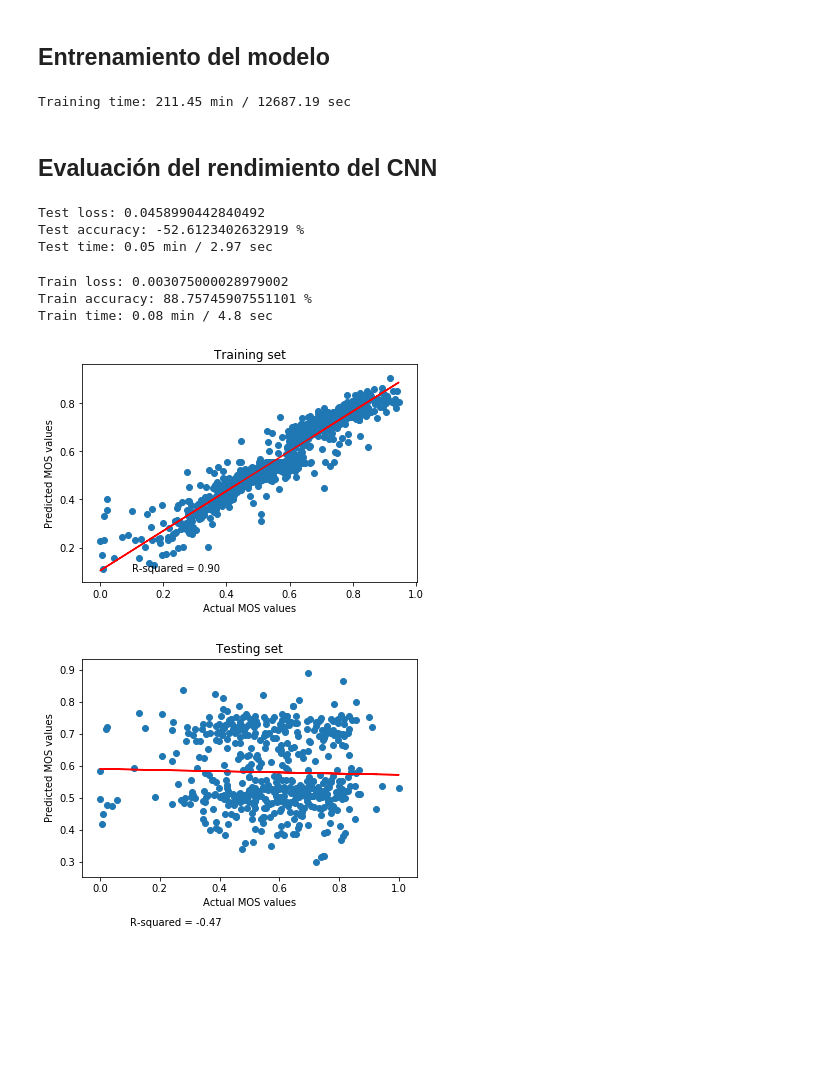
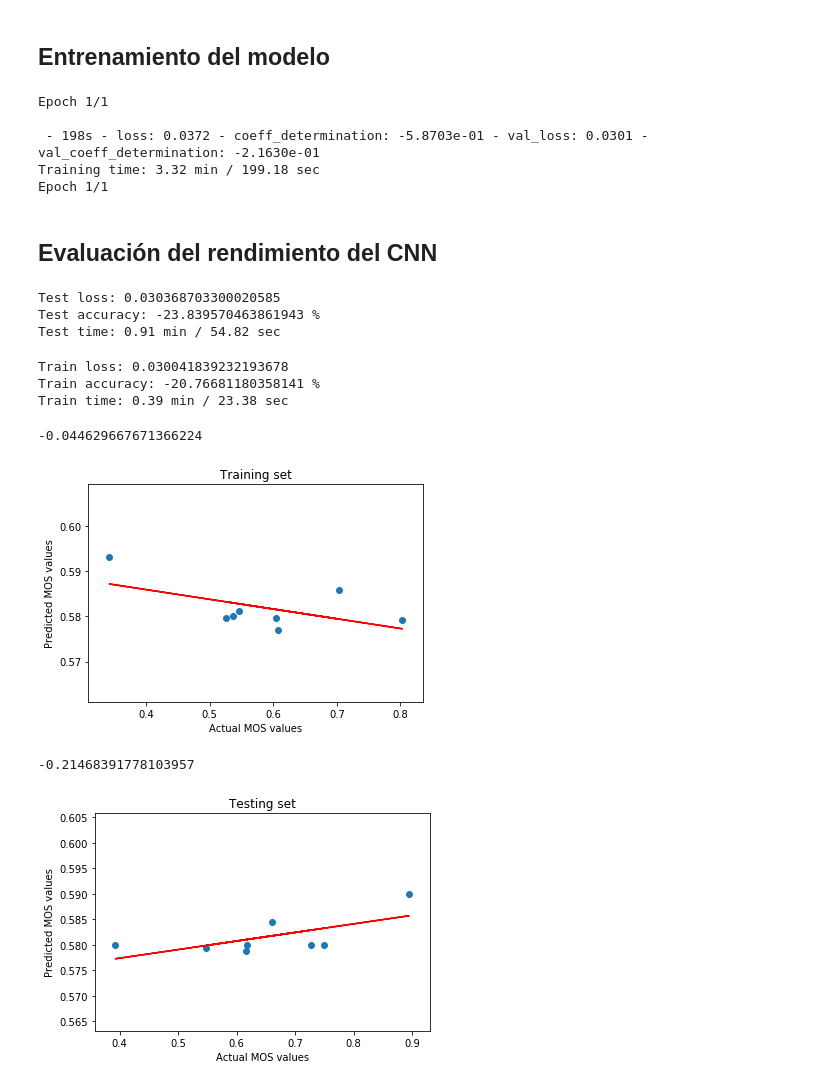
Before and after one commit to MaestriaElectronicaTEC/patterns-recognition, a Jupyter notebook: proyecto_final/ProyectoFinal-parte2.ipynb, the cells around one changed output. Saved outputs shown, nothing was run; the diff lists cells and outputs as text; code cells hidden in the pictures; blank space fills up the shorter version.

Commit message:
Add data generator in the CNN

```diff
--- a/proyecto_final/ProyectoFinal-parte2.ipynb
+++ b/proyecto_final/ProyectoFinal-parte2.ipynb
@@ -26,6 +93,5 @@ from sklearn.model_selection import train_test_split
 # %%
 def load_image( infilename ) :
     img = Image.open( '/floyd/input/pvqm_db/distorted_images/' + infilename )
-    img.load()
     data = np.asarray( img, dtype="int32" )
     return data
@@ -189,17 +255,18 @@ _________________________________________________________________
 import time
 
 batch_size = 8
-num_epoch = 800
+num_epoch = 1
 
 #model training
 
 start = time.time()
 
-model_log = model.fit(X_train, Y_train,
-          batch_size=batch_size,
-          epochs=num_epoch,
-          verbose=0,
-          validation_data=(X_test, Y_test))
+model_log = model.fit_generator(generator=training_generator,
+                    validation_data=validation_generator,
+                    use_multiprocessing=True,
+                    workers=6,
+                    epochs=num_epoch,
+                    verbose=2)
 
 end = time.time()
 m = (end - start)/60
@@ -209,7 +276,11 @@ s = round(s, 2)
 
 print(f"Training time: {m} min / {s} sec")
 # %% [output]
-Training time: 211.45 min / 12687.19 sec
+Epoch 1/1
+
+ - 198s - loss: 0.0372 - coeff_determination: -5.8703e-01 - val_loss: 0.0301 - val_coeff_determination: -2.1630e-01
+Training time: 3.32 min / 199.18 sec
+Epoch 1/1
 # %% [markdown]
 ## Evaluación del rendimiento del CNN
 # %%
@@ -217,7 +288,7 @@ Training time: 211.45 min / 12687.19 sec
 
 start = time.time()
 
-score = model.evaluate(X_test, Y_test, verbose=0)
+score = model.evaluate_generator(training_generator, verbose=0)
 
 end = time.time()
 m = (end - start)/60
@@ -229,13 +300,13 @@ print('Test accuracy:', score[1]*100, '%')
 
 print(f"Test time: {m} min / {s} sec")
 # %% [output]
-Test loss: 0.0458990442840492
-Test accuracy: -52.6123402632919 %
-Test time: 0.05 min / 2.97 sec
+Test loss: 0.030368703300020585
+Test accuracy: -23.839570463861943 %
+Test time: 0.91 min / 54.82 sec
 # %%
 start = time.time()
 
-score = model.evaluate(X_train, Y_train, verbose=0)
+score = model.evaluate_generator(validation_generator, verbose=0)
 
 end = time.time()
 m = (end - start)/60
@@ -247,35 +318,38 @@ print('Train accuracy:', score[1]*100, '%')
 
 print(f"Train time: {m} min / {s} sec")
 # %% [output]
-Train loss: 0.003075000028979002
-Train accuracy: 88.75745907551101 %
-Train time: 0.08 min / 4.8 sec
+Train loss: 0.030041839232193678
+Train accuracy: -20.76681180358141 %
+Train time: 0.39 min / 23.38 sec
 # %%
 from sklearn.metrics import r2_score
 
-def plot_metric(group, output, title):
-    y_test = output.values
-    Y_pred = model.predict(group)
+def plot_metric(group, title):
+    x_test, y_test = group.__getitem__(0)
+    Y_pred = model.predict(x_test)
 
     r_squared = r2_score(y_test, Y_pred)
     plt.scatter(y_test,Y_pred)
     plt.title(title)
     plt.xlabel('Actual MOS values')
     plt.ylabel('Predicted MOS values')
 
     denominator = y_test.dot(y_test) - y_test.mean() * y_test.sum()
     m = (y_test.dot(Y_pred) - Y_pred.mean() * y_test.sum()) / denominator
     b = (Y_pred.mean() * y_test.dot(y_test) - y_test.mean() * y_test.dot(Y_pred)) / denominator
     y_poly = m*y_test + b
     plt.plot(y_test, y_poly, 'r')
-    plt.text(0.1, 0.1, 'R-squared = %0.2f' % r_squared)
+    #plt.text(1, 0.1, 'R-squared = %0.2f' % r_squared)
+    print(r_squared)
     plt.show()
 
-plot_metric(X_train, Y_train, 'Training set')
-plot_metric(X_test, Y_test, 'Testing set')
+plot_metric(training_generator, 'Training set')
+plot_metric(validation_generator, 'Testing set')
 # %% [output]
+-0.044629667671366224
-[figure, old version]
+[figure, new version]
+-0.21468391778103957
-[figure, old version]
+[figure, new version]
 # %%
 import os
 # plotting the metrics
```
Also changed, not shown: parts of 11 cells of this notebook, 1 other file.
